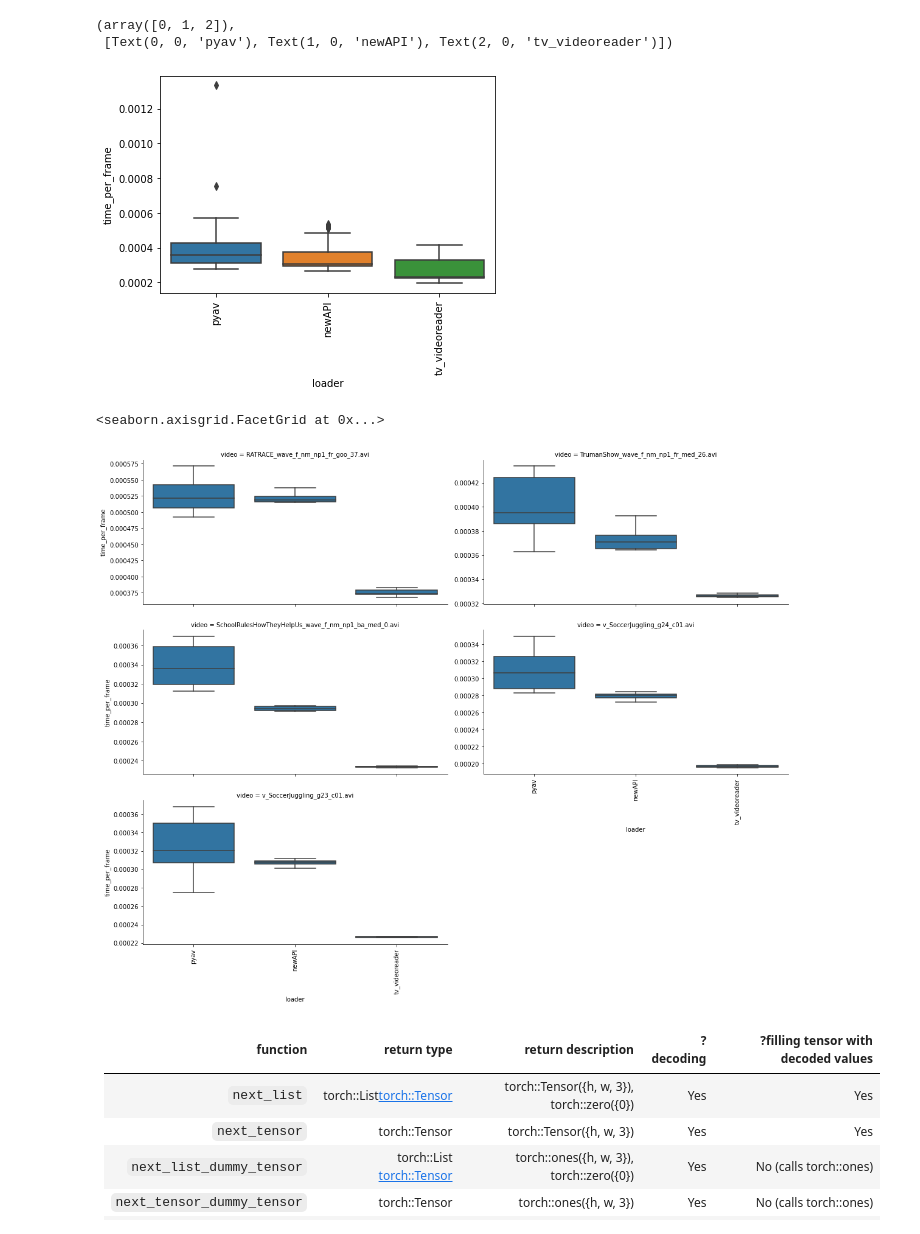
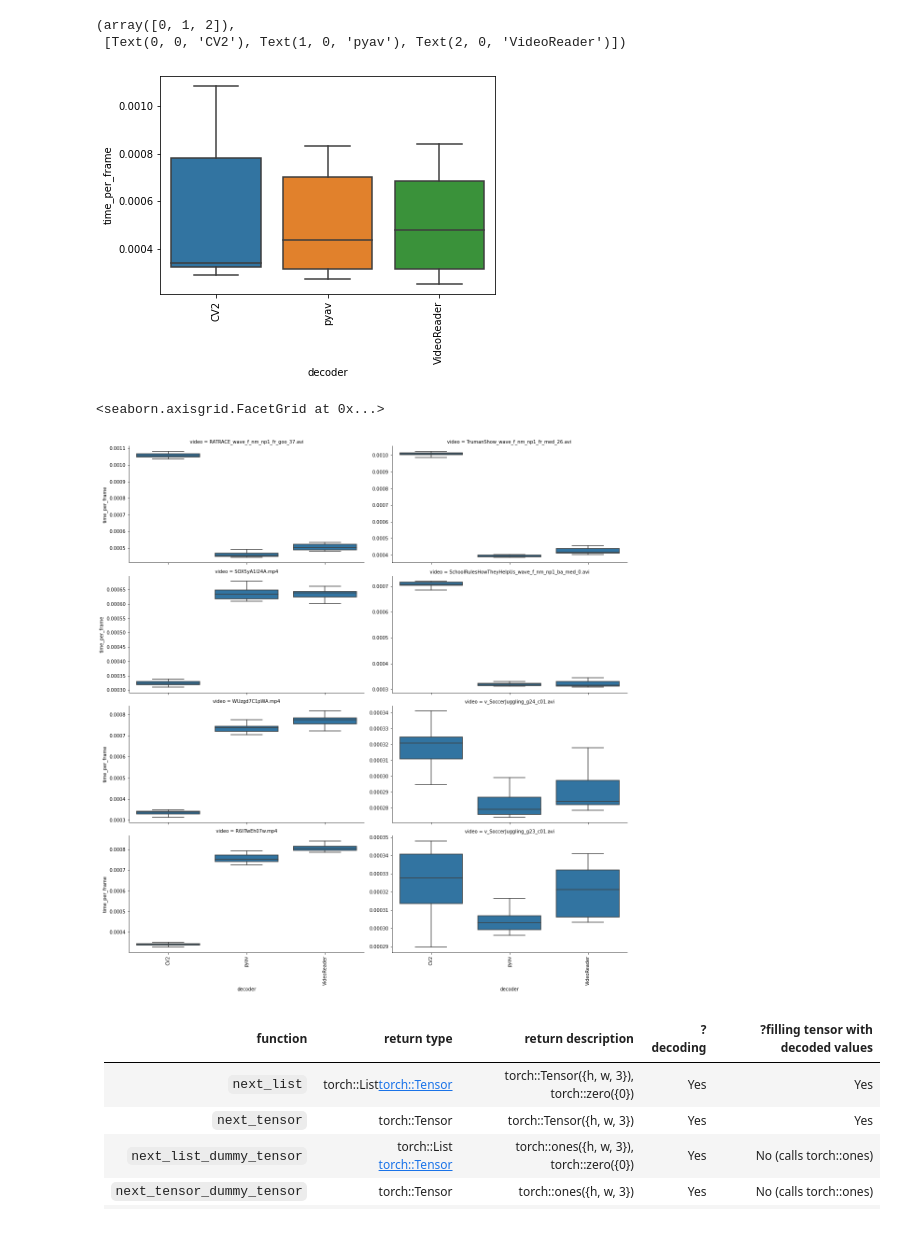
Before and after one commit to bjuncek/video_reader_benchmark, a Jupyter notebook: timeitcomp/Graph Results.ipynb, the cells around one changed output. Saved outputs shown, nothing was run; the diff lists cells and outputs as text; code cells hidden in the pictures.

```diff
--- a/timeitcomp/Graph Results.ipynb
+++ b/timeitcomp/Graph Results.ipynb
@@ -6,6 +6,6 @@ import pandas as pd
 import seaborn as sns
 import matplotlib.pyplot as plt
 # %%
-files = [f for f in listdir("./out/") if isfile(join("./out", f)) and not f in ["cv2.csv", "decord.csv", "tv_vr.csv"]]
+files = [f for f in listdir("./out/") if isfile(join("./out", f)) and not f in ["pyav_random_seek.csv", "tv_random_seek.csv"]]
 print(files)
 # %% [output]
@@ -32,22 +32,22 @@ df
 # %%
 df["time_per_frame"] = df['time'] / df['num_frames']
 import matplotlib.pylab as plt
-ax = sns.boxplot(x="loader", y="time_per_frame", data=df)
+ax = sns.boxplot(x="decoder", y="time_per_frame", data=df)
 plt.xticks(rotation=90)
 # %% [output]
 (array([0, 1, 2]),
- [Text(0, 0, 'pyav'), Text(1, 0, 'newAPI'), Text(2, 0, 'tv_videoreader')])
+ [Text(0, 0, 'CV2'), Text(1, 0, 'pyav'), Text(2, 0, 'VideoReader')])
-[figure, old version]
+[figure, new version]
 # %%
 df["time_per_frame"] = df['time'] / df['num_frames']
 
 
 g = sns.FacetGrid(df, col="video", col_wrap=2, height=4, aspect=2, sharey=False)
-g = g.map(sns.boxplot, "loader", "time_per_frame", showfliers = False)
+g = g.map(sns.boxplot, "decoder", "time_per_frame", showfliers = False)
 g.set_xticklabels(rotation=90)
 # %% [output]
 <seaborn.axisgrid.FacetGrid at 0x...>
-[figure, old version]
+[figure, new version]
 # %% [markdown]
 | **function**               | **return type**             | **return description**                     | **?decoding** | **?filling tensor with decoded values** |
 |----------------------------|-----------------------------|--------------------------------------------|---------------|-----------------------------------------|
```
Also changed, not shown: parts of 2 cells of this notebook, 12 other files.
